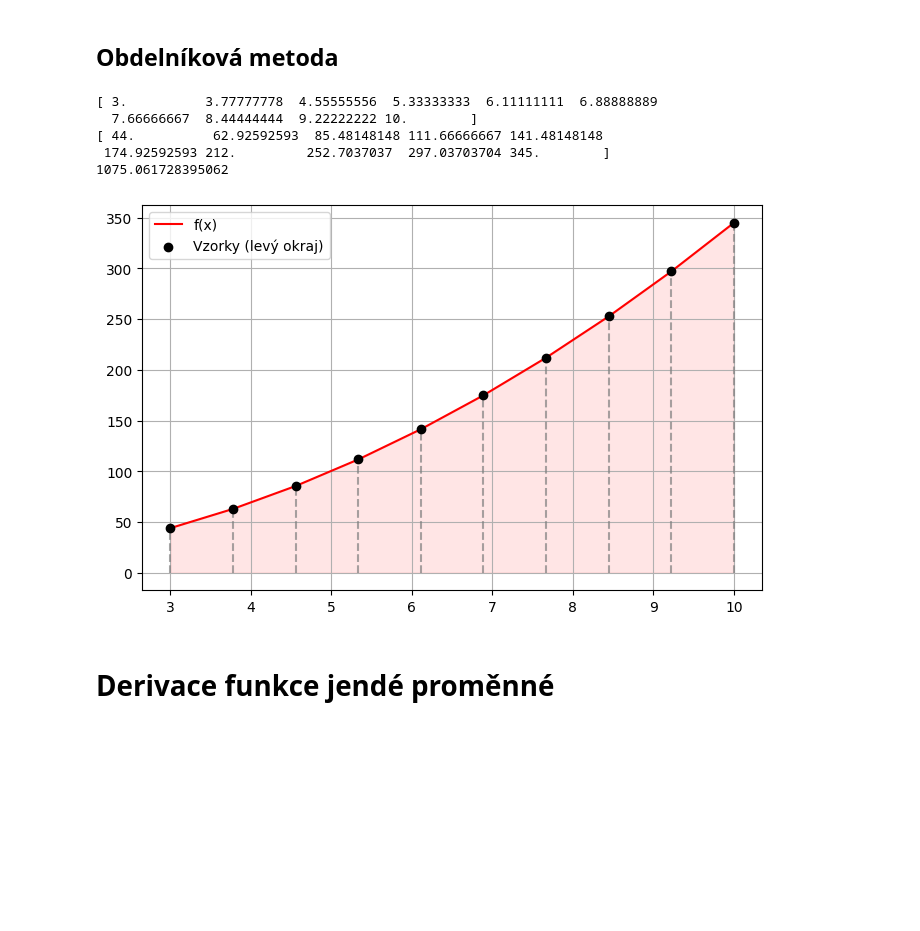
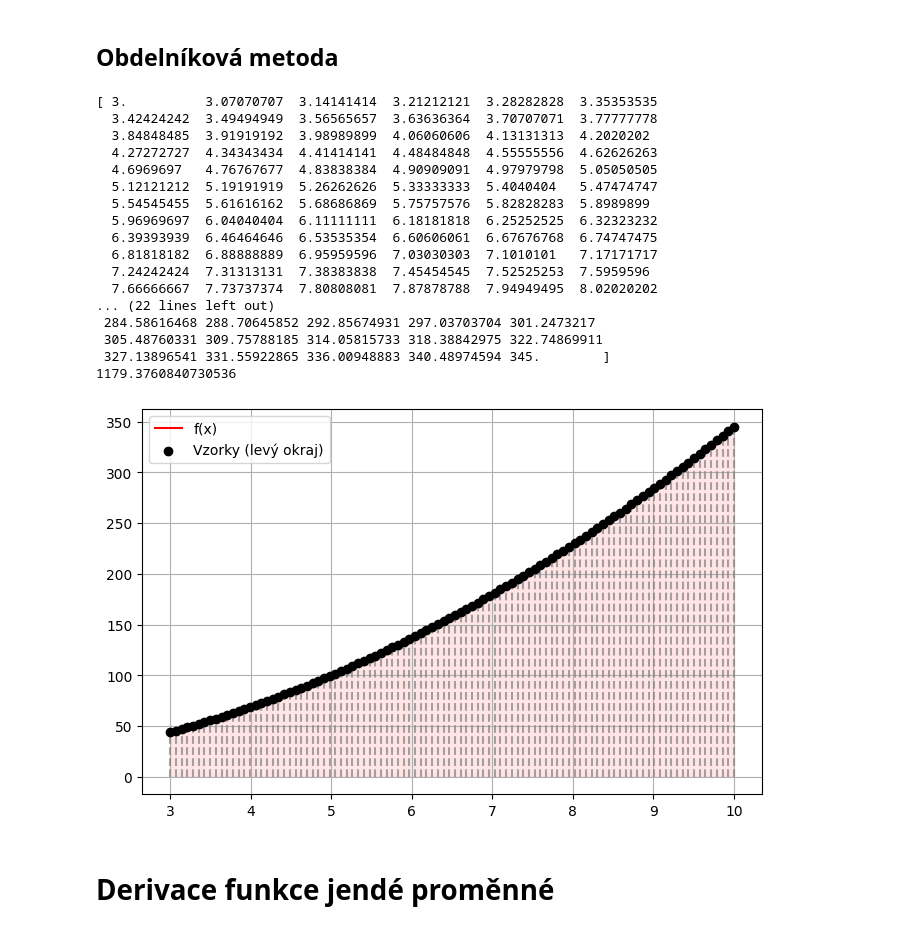
Before and after one commit to Marty808s/STATNICE-SZZ-PB_SZZ-VB, a Jupyter notebook: MSW/VB_MSW.ipynb, the cells around one changed output. Cells and saved outputs as stored; diff of their text form; code cells hidden in the pictures; blank space fills up the shorter version.

```diff
--- a/MSW/VB_MSW.ipynb
+++ b/MSW/VB_MSW.ipynb
@@ -683,39 +683,51 @@ True
 # %%
 def f(x):
     return 3*x**2 + 4*x + 5
 
 a = 3
 b = 10
-n_iter = 10
+n_iter = 100
 x = np.linspace(a, b, n_iter)
 print(x)
 
 y = f(x)
 print(y)
 
 integral = 0
 
 for i in range(len(x)-1):
     dx = x[i+1] - x[i]
     integral += dx * f(x[i]) #levá metoda - lze použít y[i]
 
 print(integral)
 
 plt.figure(figsize=(8,5))
 plt.plot(x, y, 'r-', label='f(x)')
 plt.fill_between(x, 0, y, color='red', alpha=0.1)
 plt.vlines(x, ymin=0, ymax=f(x), color='gray', linestyles='dashed', alpha=0.7)
 plt.scatter(x, f(x), color='black', zorder=5, label='Vzorky (levý okraj)')
 plt.legend()
 plt.grid(True)
 plt.show()
 # %% [output]
-[ 3.          3.77777778  4.55555556  5.33333333  6.11111111  6.88888889
-  7.66666667  8.44444444  9.22222222 10.        ]
-[ 44.          62.92592593  85.48148148 111.66666667 141.48148148
- 174.92592593 212.         252.7037037  297.03703704 345.        ]
-1075.061728395062
+[ 3.          3.07070707  3.14141414  3.21212121  3.28282828  3.35353535
+  3.42424242  3.49494949  3.56565657  3.63636364  3.70707071  3.77777778
+  3.84848485  3.91919192  3.98989899  4.06060606  4.13131313  4.2020202
+  4.27272727  4.34343434  4.41414141  4.48484848  4.55555556  4.62626263
+  4.6969697   4.76767677  4.83838384  4.90909091  4.97979798  5.05050505
+  5.12121212  5.19191919  5.26262626  5.33333333  5.4040404   5.47474747
+  5.54545455  5.61616162  5.68686869  5.75757576  5.82828283  5.8989899
+  5.96969697  6.04040404  6.11111111  6.18181818  6.25252525  6.32323232
+  6.39393939  6.46464646  6.53535354  6.60606061  6.67676768  6.74747475
+  6.81818182  6.88888889  6.95959596  7.03030303  7.1010101   7.17171717
+  7.24242424  7.31313131  7.38383838  7.45454545  7.52525253  7.5959596
+  7.66666667  7.73737374  7.80808081  7.87878788  7.94949495  8.02020202
+... (22 lines left out)
+ 284.58616468 288.70645852 292.85674931 297.03703704 301.2473217
+ 305.48760331 309.75788185 314.05815733 318.38842975 322.74869911
+ 327.13896541 331.55922865 336.00948883 340.48974594 345.        ]
+1179.3760840730536
-[figure, old version]
+[figure, new version]
 # %% [markdown]
 # Derivace funkce jendé proměnné
 # %%
```
Also changed, not shown: parts of 16 cells of this notebook.
